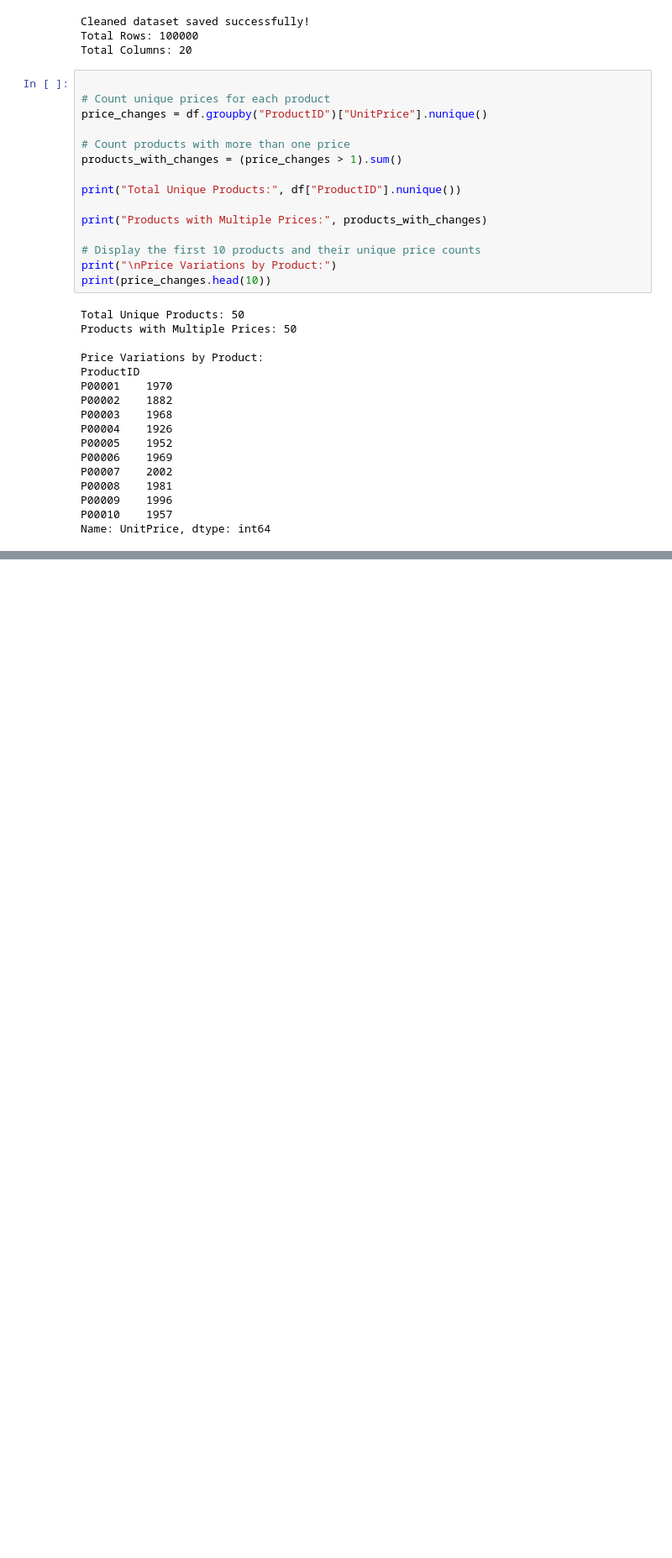
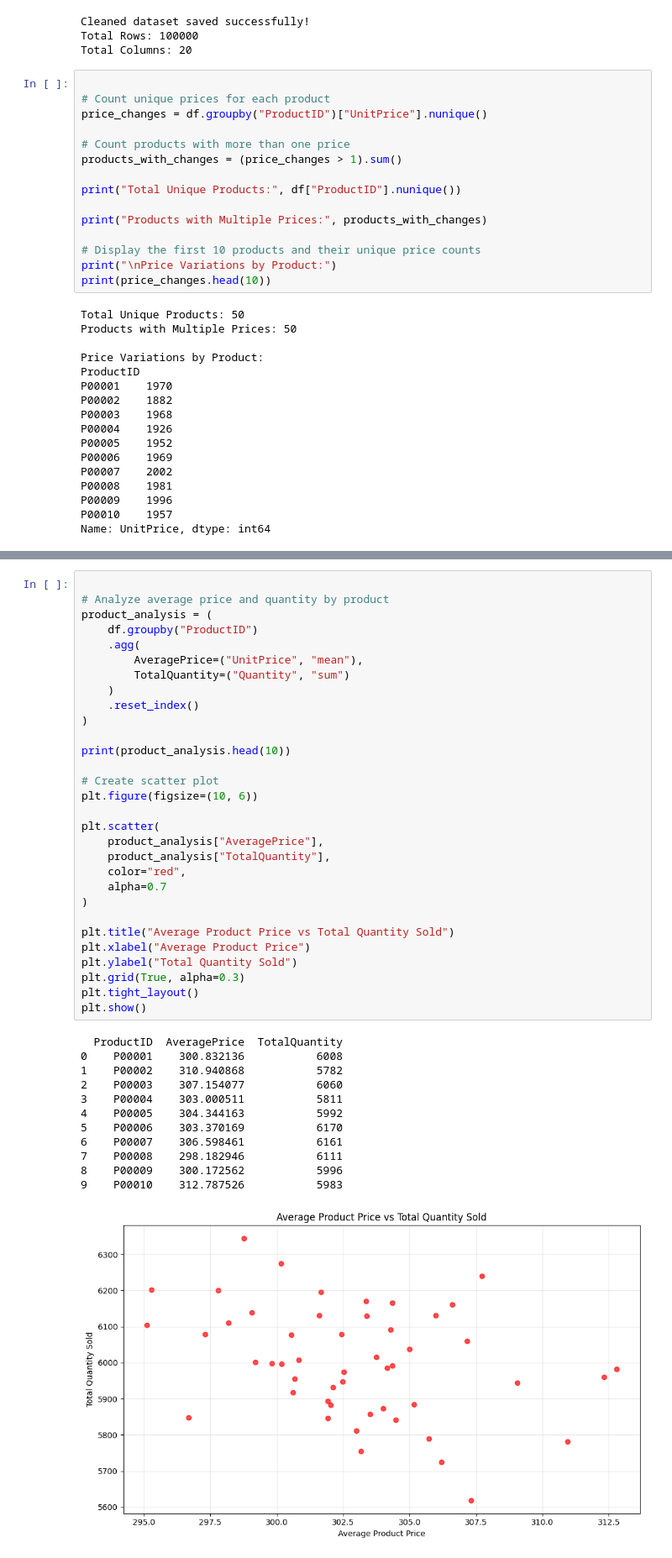
Before and after one commit to ShrinidhiUshetty/algorithmic-pricing-analysis, a Jupyter notebook: notebooks/01_data_cleaning.ipynb, the cells around one changed output, grey strips where cells are left out. Shown at 84% size. Saved outputs shown, nothing was run; the diff lists cells and outputs as text; blank space fills up the shorter version.

```diff
--- a/notebooks/01_data_cleaning.ipynb
+++ b/notebooks/01_data_cleaning.ipynb
@@ -168,0 +249,43 @@ Name: UnitPrice, dtype: int64
+# %%
+
+# Analyze average price and quantity by product
+product_analysis = (
+    df.groupby("ProductID")
+    .agg(
+        AveragePrice=("UnitPrice", "mean"),
+        TotalQuantity=("Quantity", "sum")
+    )
+    .reset_index()
+)
+
+print(product_analysis.head(10))
+
+# Create scatter plot
+plt.figure(figsize=(10, 6))
+
+plt.scatter(
+    product_analysis["AveragePrice"],
+    product_analysis["TotalQuantity"],
+    color="red",
+    alpha=0.7
+)
+
+plt.title("Average Product Price vs Total Quantity Sold")
+plt.xlabel("Average Product Price")
+plt.ylabel("Total Quantity Sold")
+plt.grid(True, alpha=0.3)
+plt.tight_layout()
+plt.show()
+# %% [output]
+  ProductID  AveragePrice  TotalQuantity
+0    P00001    300.832136           6008
+1    P00002    310.940868           5782
+2    P00003    307.154077           6060
+3    P00004    303.000511           5811
+4    P00005    304.344163           5992
+5    P00006    303.370169           6170
+6    P00007    306.598461           6161
+7    P00008    298.182946           6111
+8    P00009    300.172562           5996
+9    P00010    312.787526           5983
+[figure, added]
```
Also changed, not shown: parts of 12 cells of this notebook.
